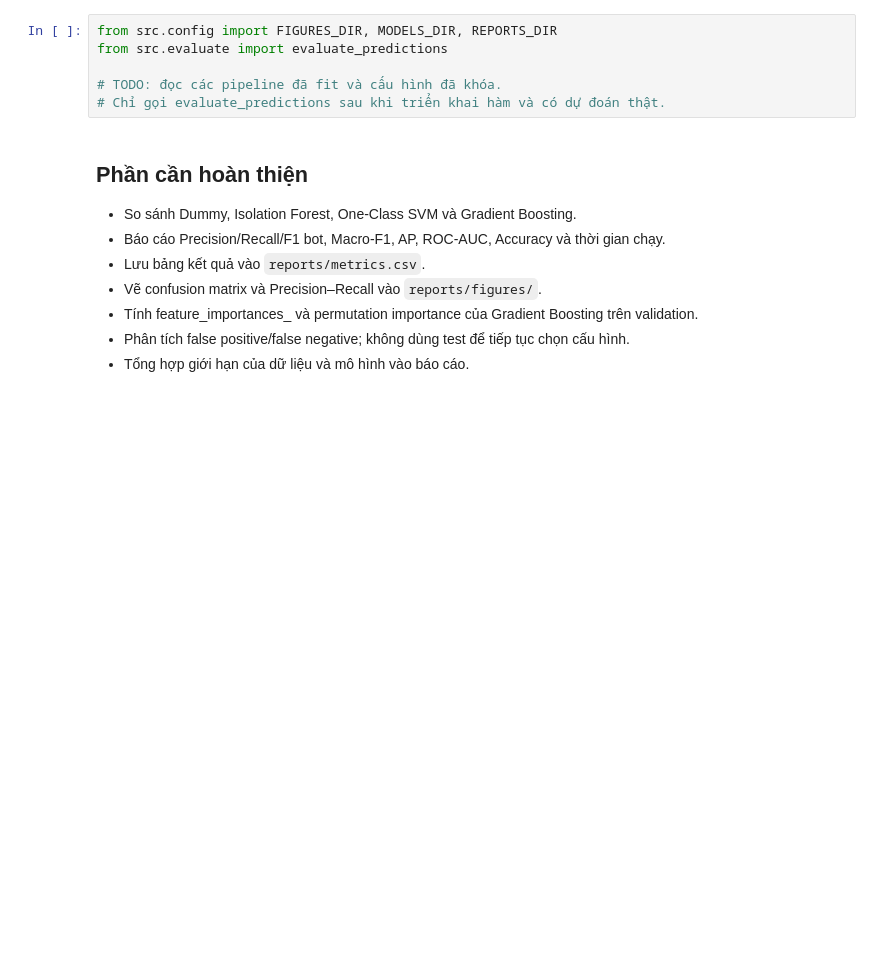
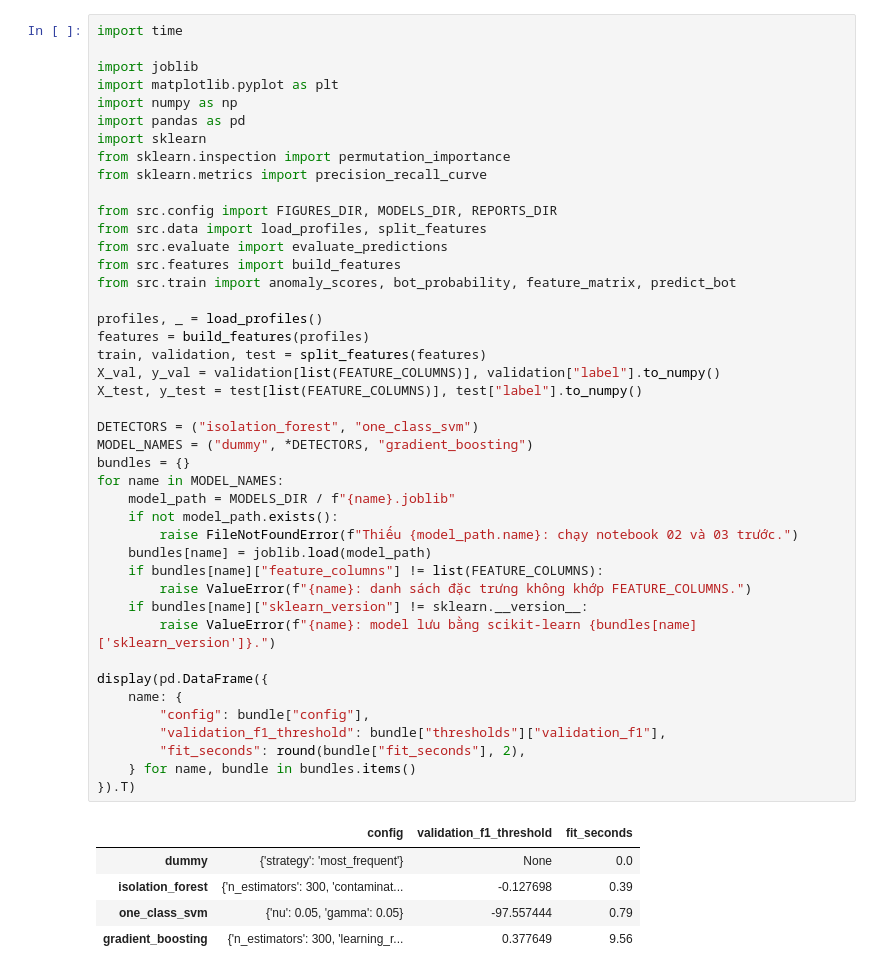
Before and after one commit to nbatho/Social-Media-Bot-Fake-Account-Detection, a Jupyter notebook: notebooks/04_evaluation.ipynb, the cells around one changed output. Saved outputs shown, nothing was run; the diff lists cells and outputs as text; blank space fills up the shorter version.

```diff
--- a/notebooks/04_evaluation.ipynb
+++ b/notebooks/04_evaluation.ipynb
@@ -19,16 +23,49 @@ print("Project root:", project_root)
-# %%
-from src.config import FIGURES_DIR, MODELS_DIR, REPORTS_DIR
-from src.evaluate import evaluate_predictions
-
-# TODO: đọc các pipeline đã fit và cấu hình đã khóa.
-# Chỉ gọi evaluate_predictions sau khi triển khai hàm và có dự đoán thật.
-# %% [markdown]
-## Phần cần hoàn thiện
-
-- So sánh Dummy, Isolation Forest, One-Class SVM và Gradient Boosting.
-- Báo cáo Precision/Recall/F1 bot, Macro-F1, AP, ROC-AUC, Accuracy và thời gian chạy.
-- Lưu bảng kết quả vào `reports/metrics.csv`.
-- Vẽ confusion matrix và Precision–Recall vào `reports/figures/`.
-- Tính feature_importances_ và permutation importance của Gradient Boosting trên validation.
-- Phân tích false positive/false negative; không dùng test để tiếp tục chọn cấu hình.
-- Tổng hợp giới hạn của dữ liệu và mô hình vào báo cáo.
+# %%
+import time
+
+import joblib
+import matplotlib.pyplot as plt
+import numpy as np
+import pandas as pd
+import sklearn
+from sklearn.inspection import permutation_importance
+from sklearn.metrics import precision_recall_curve
+
+from src.config import FIGURES_DIR, MODELS_DIR, REPORTS_DIR
+from src.data import load_profiles, split_features
+from src.evaluate import evaluate_predictions
+from src.features import build_features
+from src.train import anomaly_scores, bot_probability, feature_matrix, predict_bot
+
+profiles, _ = load_profiles()
+features = build_features(profiles)
+train, validation, test = split_features(features)
+X_val, y_val = validation[list(FEATURE_COLUMNS)], validation["label"].to_numpy()
+X_test, y_test = test[list(FEATURE_COLUMNS)], test["label"].to_numpy()
+
+DETECTORS = ("isolation_forest", "one_class_svm")
+MODEL_NAMES = ("dummy", *DETECTORS, "gradient_boosting")
+bundles = {}
+for name in MODEL_NAMES:
+    model_path = MODELS_DIR / f"{name}.joblib"
+    if not model_path.exists():
+        raise FileNotFoundError(f"Thiếu {model_path.name}: chạy notebook 02 và 03 trước.")
+    bundles[name] = joblib.load(model_path)
+    if bundles[name]["feature_columns"] != list(FEATURE_COLUMNS):
+        raise ValueError(f"{name}: danh sách đặc trưng không khớp FEATURE_COLUMNS.")
+    if bundles[name]["sklearn_version"] != sklearn.__version__:
+        raise ValueError(f"{name}: model lưu bằng scikit-learn {bundles[name]['sklearn_version']}.")
+
+display(pd.DataFrame({
+    name: {
+        "config": bundle["config"],
+        "validation_f1_threshold": bundle["thresholds"]["validation_f1"],
+        "fit_seconds": round(bundle["fit_seconds"], 2),
+    } for name, bundle in bundles.items()
+}).T)
+# %% [output]
+|  | config | validation_f1_threshold | fit_seconds |
+| dummy | {'strategy': 'most_frequent'} | None | 0.0 |
+| isolation_forest | {'n_estimators': 300, 'contaminat... | -0.127698 | 0.39 |
+| one_class_svm | {'nu': 0.05, 'gamma': 0.05} | -97.557444 | 0.79 |
+| gradient_boosting | {'n_estimators': 300, 'learning_r... | 0.377649 | 9.56 |
```
Also changed, not shown: parts of 15 cells of this notebook, 7 other files.
